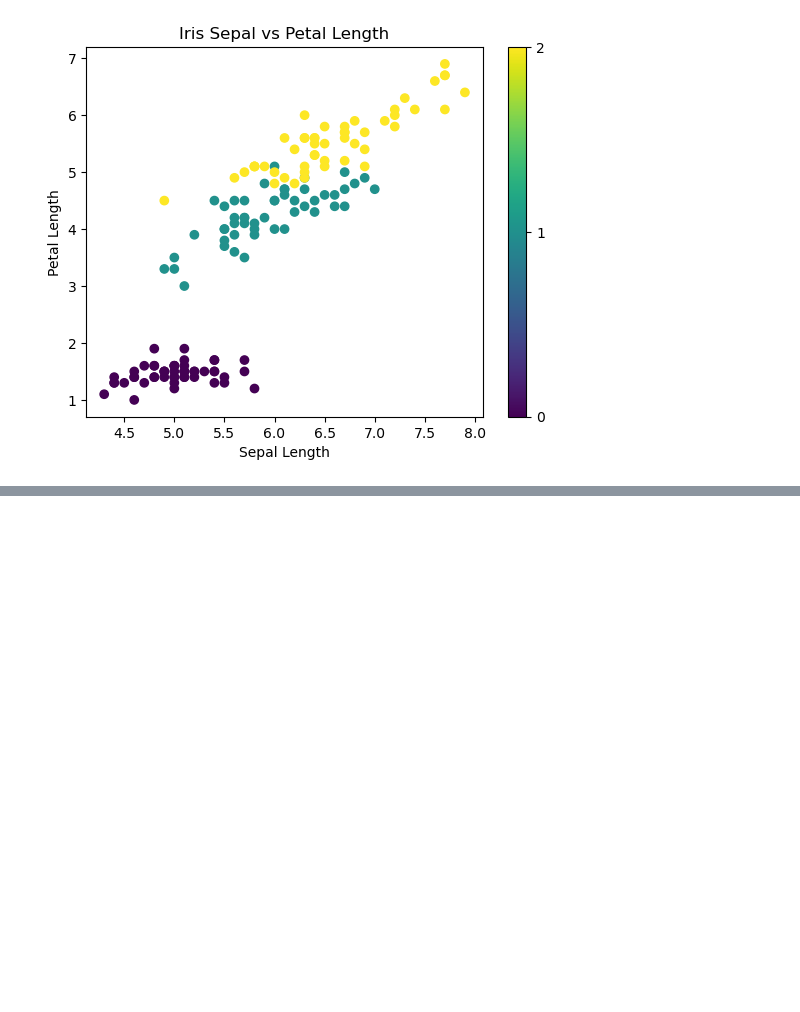
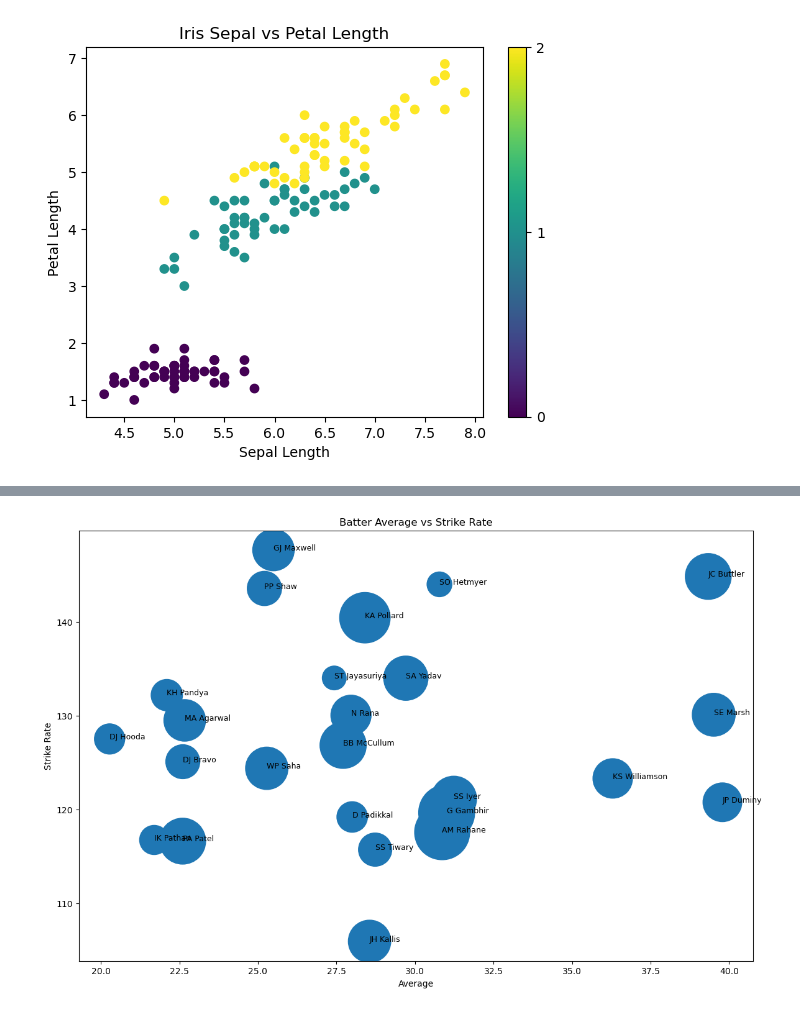
Before and after one commit to moyen-ahmed/pythone-Ml-Basic, a Jupyter notebook: Matplotlib/matploilib_advance.ipynb, the cells around one changed output, grey strips where cells are left out. Cells and saved outputs as stored; diff of their text form; code cells hidden in the pictures; blank space fills up the shorter version.

```diff
--- a/Matplotlib/matploilib_advance.ipynb
+++ b/Matplotlib/matploilib_advance.ipynb
@@ -60,0 +63,3 @@ plt.show()
+# %%
+batters=pd.read_csv('useing_dataset/batter.csv')
+batters.head()
@@ -60,0 +73,3 @@ plt.show()
+# %%
+sample_df=batters.head(100).sample(25,random_state=5)
+sample_df
@@ -60,0 +94,13 @@ plt.show()
+# %%
+plt.figure(figsize=(14, 9))
+plt.scatter(sample_df['avg'], sample_df['strike_rate'],s=sample_df['runs'])
+
+
+for i in range(sample_df.shape[0]):
+    plt.text(sample_df['avg'].iloc[i], sample_df['strike_rate'].iloc[i], sample_df['batter'].iloc[i], fontsize=9)
+plt.xlabel('Average')
+plt.ylabel('Strike Rate')
+plt.title('Batter Average vs Strike Rate')
+plt.show()
+# %% [output]
+[figure, added]
```
Also changed, not shown: parts of 11 cells of this notebook.
